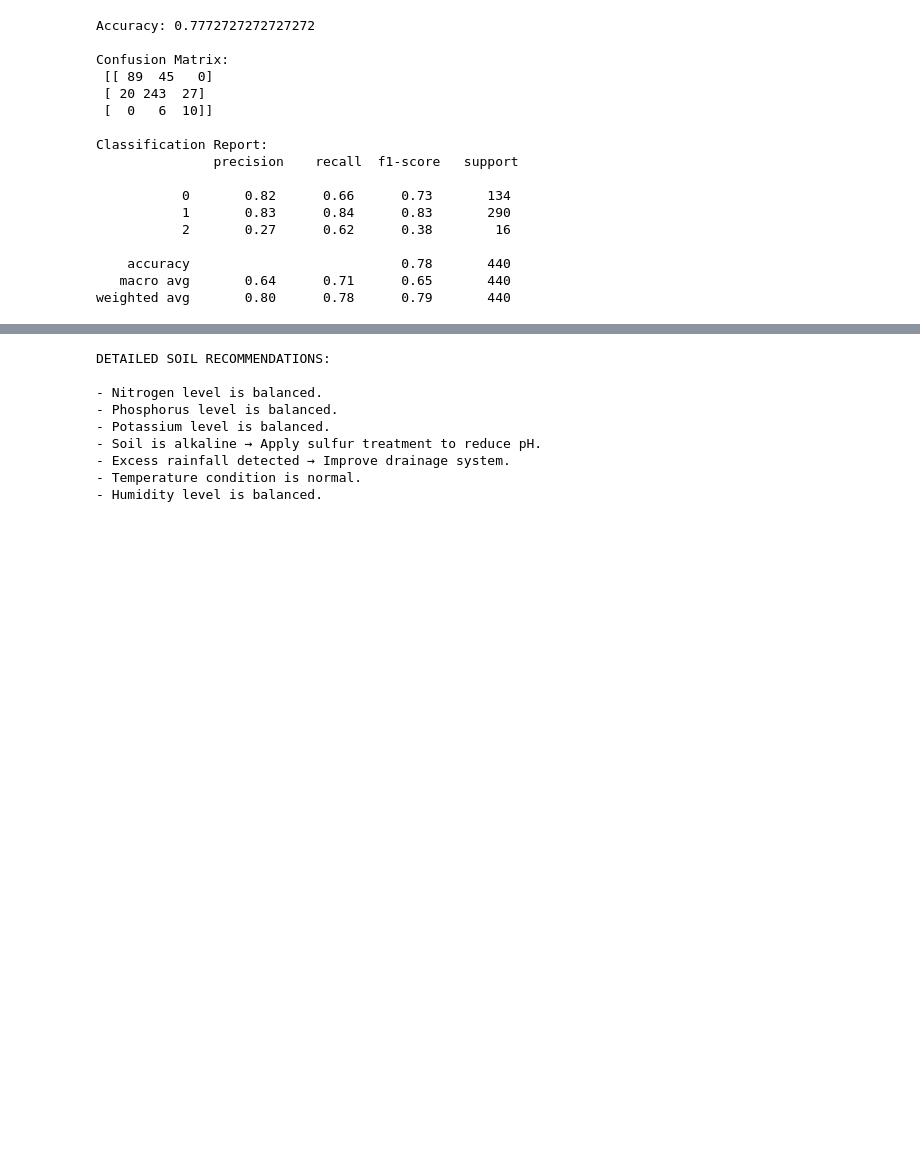
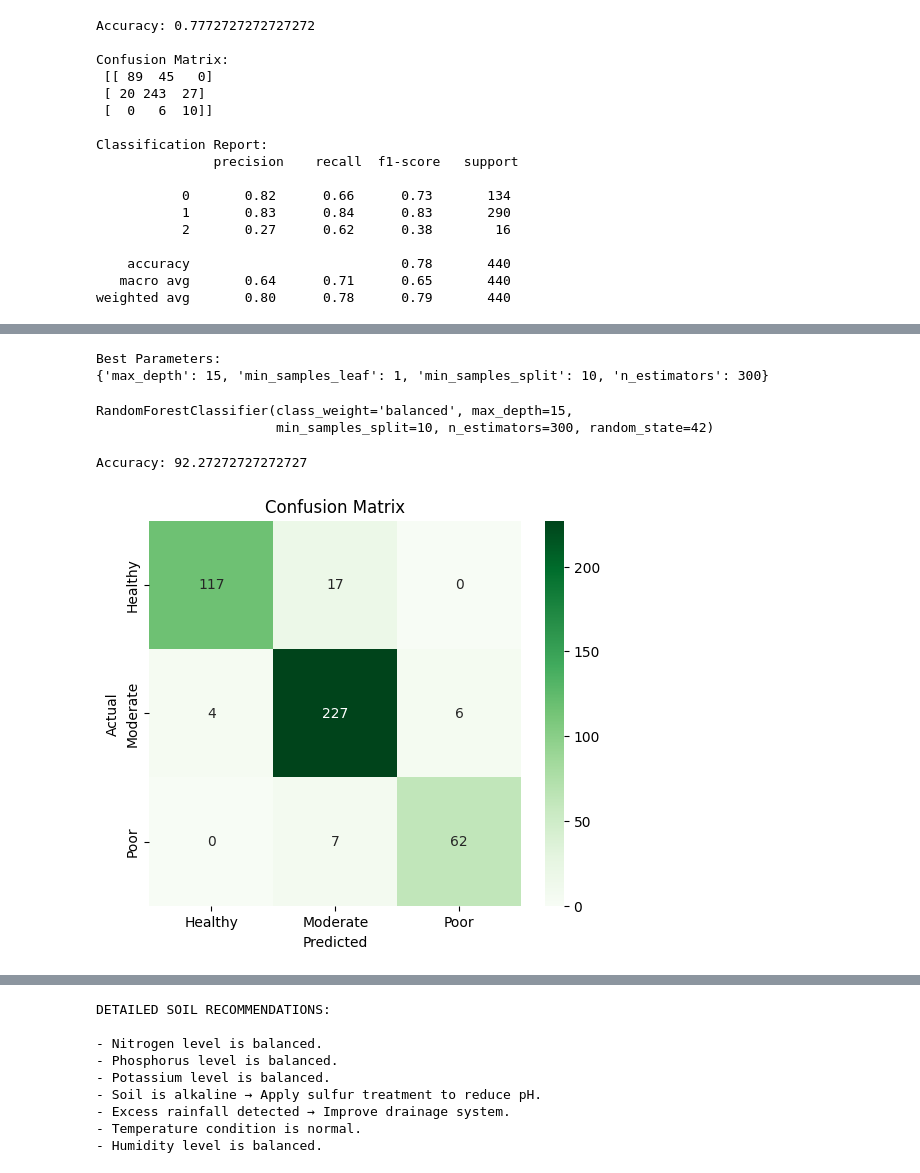
Before and after one commit to Akhilesh0804-tech/soil-health-recovery, a Jupyter notebook: code.ipynb, the cells around one changed output, grey strips where cells are left out. Cells and saved outputs as stored; diff of their text form; code cells hidden in the pictures; blank space fills up the shorter version.

Commit message:
Updated tuned model with 92 accuracy

```diff
--- a/code.ipynb
+++ b/code.ipynb
@@ -273,3 +297,49 @@ RandomForestClassifier(class_weight='balanced', max_depth=10,
+# %%
+print("Best Parameters:")
+print(grid_search.best_params_)
+# %% [output]
+Best Parameters:
+{'max_depth': 15, 'min_samples_leaf': 1, 'min_samples_split': 10, 'n_estimators': 300}
+# %%
+best_rf = grid_search.best_estimator_
+
+best_rf.fit(X_train, y_train)
+# %% [output]
+RandomForestClassifier(class_weight='balanced', max_depth=15,
+                       min_samples_split=10, n_estimators=300, random_state=42)
+# %%
+from sklearn.metrics import accuracy_score
+
+y_pred = best_rf.predict(X_test)
+
+accuracy = accuracy_score(y_test, y_pred)
+
+print("Accuracy:", accuracy * 100)
+# %% [output]
+Accuracy: 92.27272727272727
 # %%
-y_pred = rf.predict(X_test)
+from sklearn.metrics import confusion_matrix
+import seaborn as sns
+import matplotlib.pyplot as plt
+
+y_pred = best_rf.predict(X_test)
+
+cm = confusion_matrix(y_test, y_pred)
+
+plt.figure(figsize=(6,5))
+sns.heatmap(
+    cm,
+    annot=True,
+    fmt="d",
+    cmap="Greens",
+    xticklabels=le.classes_,
+    yticklabels=le.classes_
+)
+
+plt.xlabel("Predicted")
+plt.ylabel("Actual")
+plt.title("Confusion Matrix")
+plt.show()
+# %% [output]
+[figure, added]
 # %%
```
Also changed, not shown: parts of 7 cells of this notebook, 2 other files.
